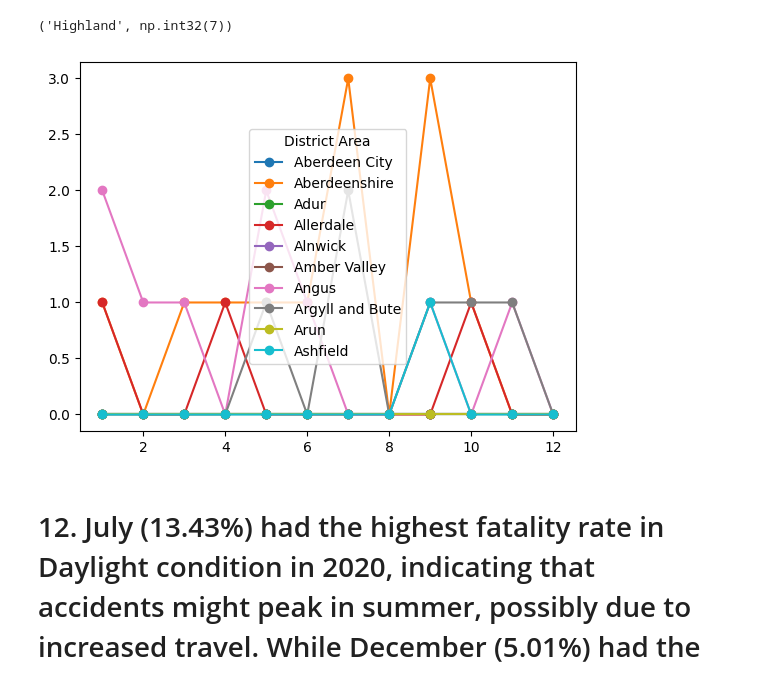
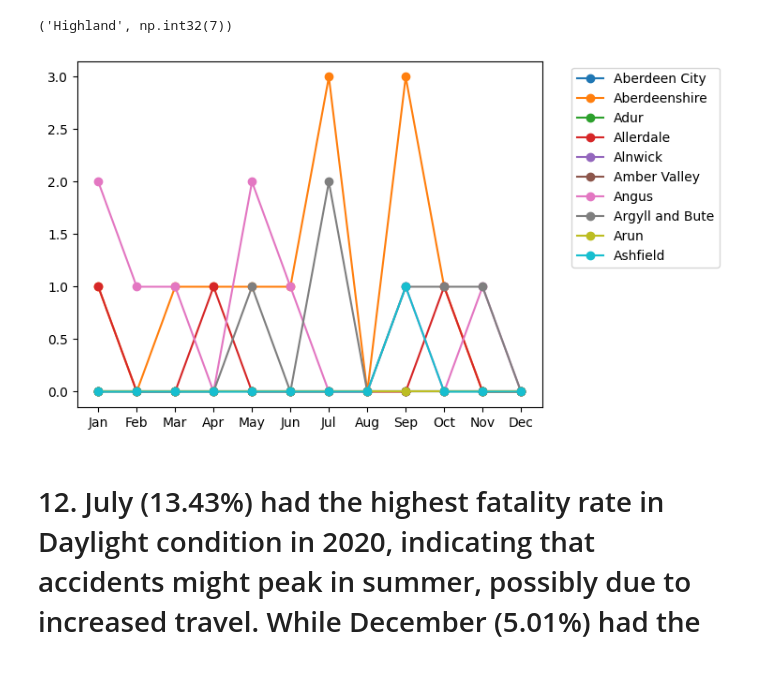
Before and after one commit to anonymouseritsi/ITD-3B, a Jupyter notebook: activity4.ipynb, the cells around one changed output. Saved outputs shown, nothing was run; the diff lists cells and outputs as text; code cells hidden in the pictures.

```diff
--- a/activity4.ipynb
+++ b/activity4.ipynb
@@ -536,25 +550,30 @@ area_type.idxmax()
 # %%
 area_type = daylight2k20.groupby(['Month','District Area']).size().reset_index(name = 'accidents')
 
 pivotdata = area_type.pivot(index ='Month',columns = 'District Area',values ='accidents')
 
-
+months_name = {
+    1:"Jan", 2:"Feb",3:"Mar",4:"Apr",5:"May",6:"Jun",7:"Jul",8:"Aug",9:"Sep",10:"Oct",11:"Nov",12:"Dec"
+}
+pivotdata.index = pivotdata.index.map(months_name)
 count =0
 for x in area_type['District Area']:
     count += 1
     plt.plot(pivotdata.index,pivotdata[x],label=x,marker='o')
     if count == 10:
         break
 
 
 # area_type.plot(kind='bar',stacked=True)
 # plt.title('Fatality number of Weather conditions every month in Year 2019 (Without Fine No High Winds)')
 # plt.xlabel('Month')
 # plt.ylabel('Number of Fatality')
 plt.legend(title='District Area', fontsize=10)
+plt.legend(bbox_to_anchor=(1.05,1),loc='upper left')
+
 plt.show()
 # %% [output]
-[figure, old version]
+[figure, new version]
 # %% [markdown]
 <h1>12. July (13.43%) had the highest fatality rate in Daylight condition in 2020, indicating that accidents might peak in summer, possibly due to increased travel. While December (5.01%) had the lowest rate, possibly due to weather conditions leading to more cautious driving.</h1>
 # %% [markdown]
```
Also changed, not shown: parts of 15 cells of this notebook.
